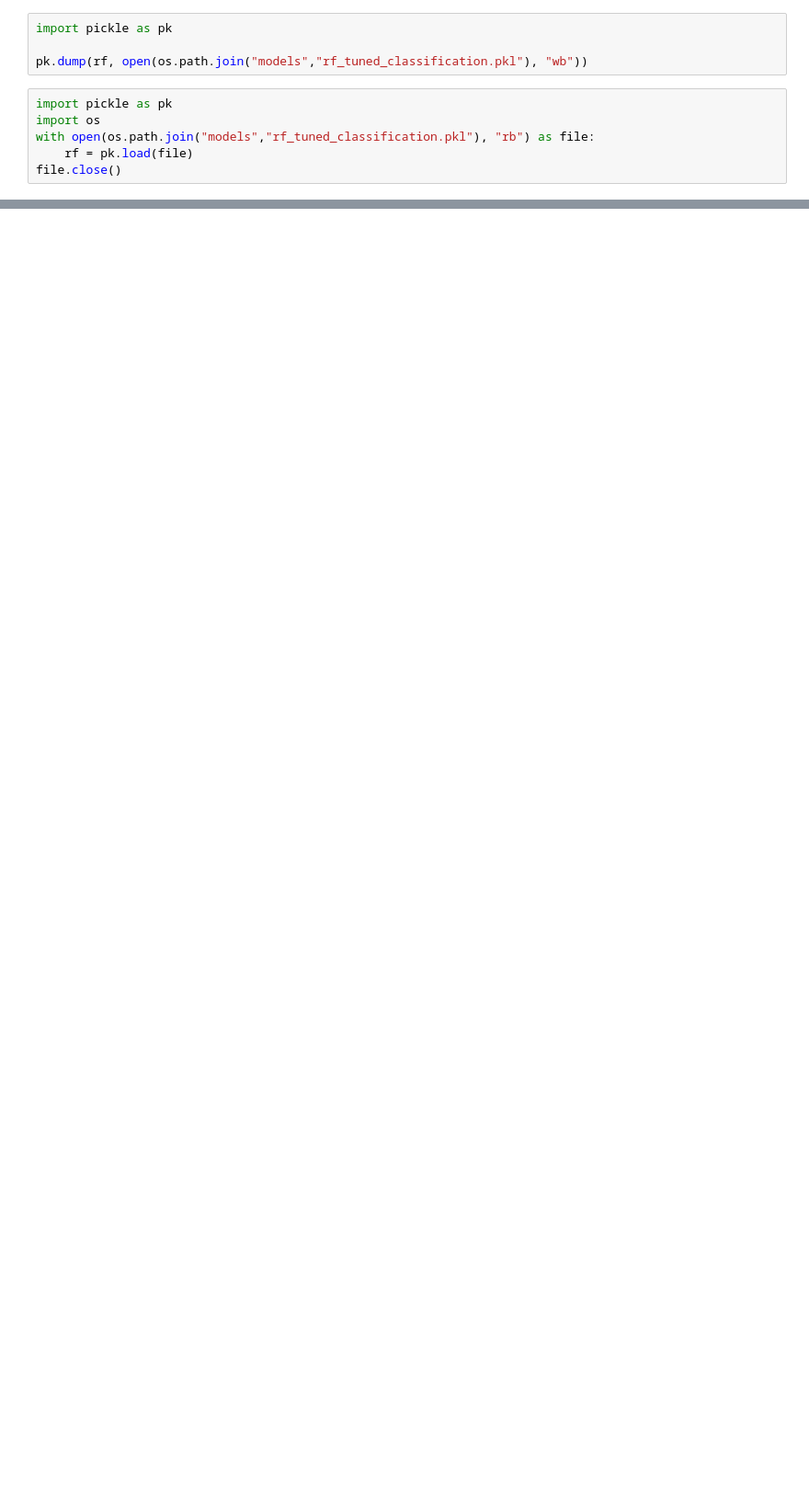
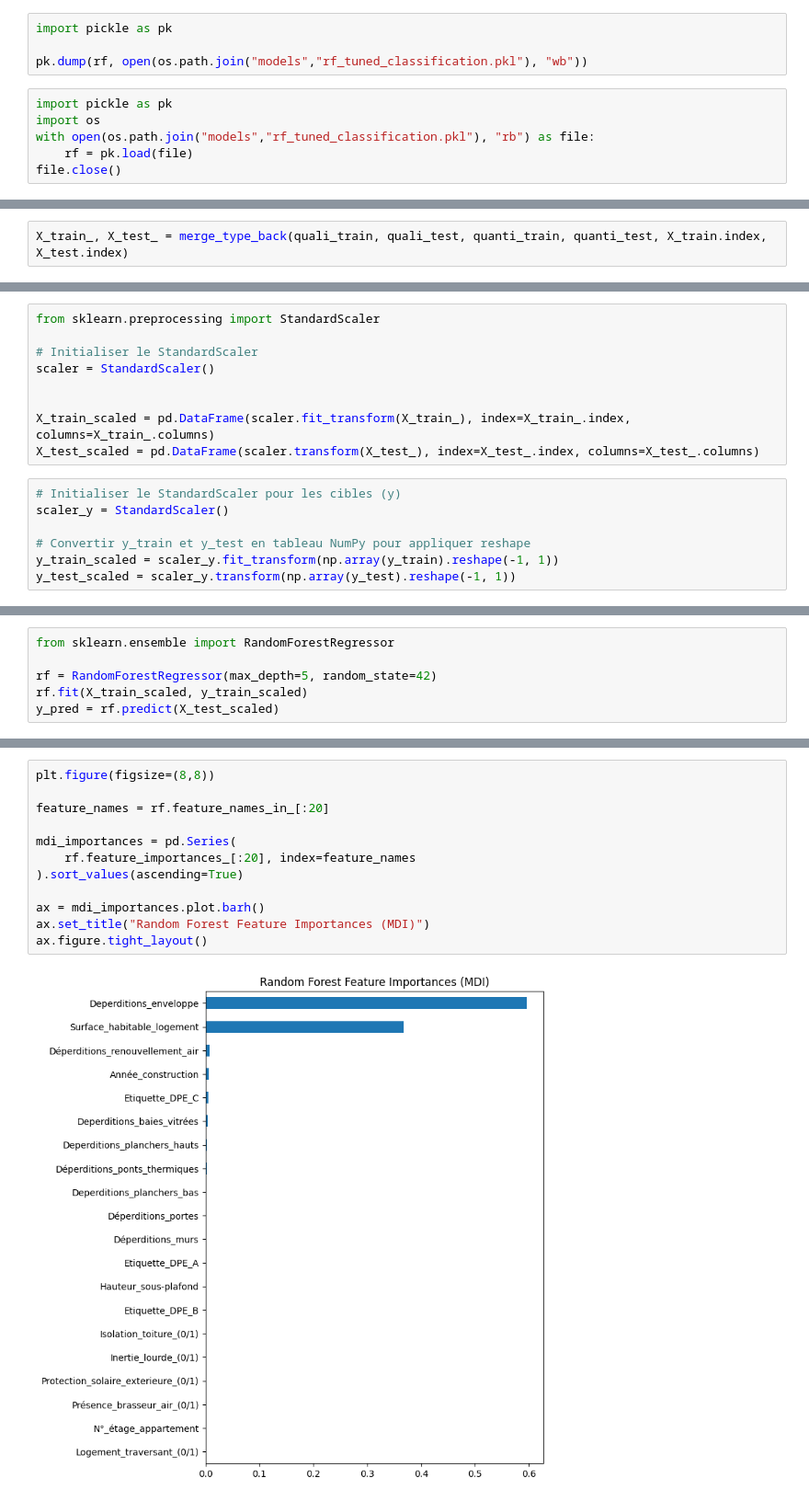
Before and after one commit to Cyr-CK/m2-enedis, a Jupyter notebook: preprocessing.ipynb, the cells around one changed output, grey strips where cells are left out. Shown: that part at 92% size. Drawn from its saved outputs; the diff is of its cells as text; blank space fills up the shorter version.

```diff
--- a/preprocessing.ipynb
+++ b/preprocessing.ipynb
@@ -670,0 +738,2 @@ new
+# %%
+X_train_, X_test_ = merge_type_back(quali_train, quali_test, quanti_train, quanti_test, X_train.index, X_test.index)
@@ -670,0 +753,16 @@ new
+# %%
+from sklearn.preprocessing import StandardScaler
+
+# Initialiser le StandardScaler
+scaler = StandardScaler()
+
+
+X_train_scaled = pd.DataFrame(scaler.fit_transform(X_train_), index=X_train_.index, columns=X_train_.columns)
+X_test_scaled = pd.DataFrame(scaler.transform(X_test_), index=X_test_.index, columns=X_test_.columns)
+# %%
+# Initialiser le StandardScaler pour les cibles (y)
+scaler_y = StandardScaler()
+
+# Convertir y_train et y_test en tableau NumPy pour appliquer reshape
+y_train_scaled = scaler_y.fit_transform(np.array(y_train).reshape(-1, 1))
+y_test_scaled = scaler_y.transform(np.array(y_test).reshape(-1, 1))
@@ -670,0 +775,6 @@ new
+# %%
+from sklearn.ensemble import RandomForestRegressor
+
+rf = RandomForestRegressor(max_depth=5, random_state=42)
+rf.fit(X_train_scaled, y_train_scaled)
+y_pred = rf.predict(X_test_scaled)
@@ -670,0 +801,14 @@ new
+# %%
+plt.figure(figsize=(8,8))
+
+feature_names = rf.feature_names_in_[:20]
+
+mdi_importances = pd.Series(
+    rf.feature_importances_[:20], index=feature_names
+).sort_values(ascending=True)
+
+ax = mdi_importances.plot.barh()
+ax.set_title("Random Forest Feature Importances (MDI)")
+ax.figure.tight_layout()
+# %% [output]
+[figure, added]
```
Also changed, not shown: parts of 47 cells of this notebook, 9 other files.
